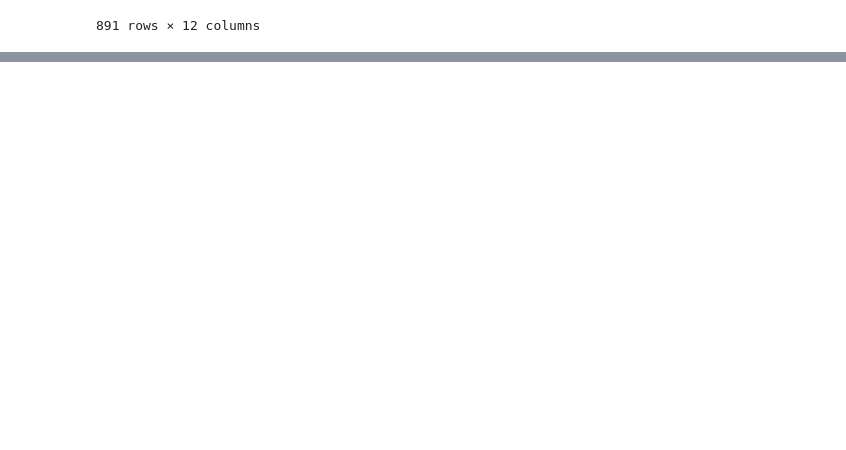
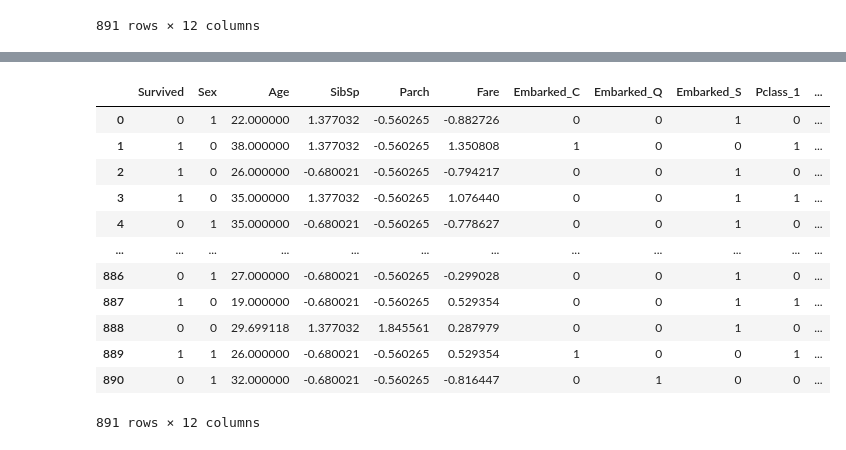
Before and after one commit to mahdiiafshari/kaggle-datasets, a Jupyter notebook: Titanic/Titanic-Model.ipynb, the cells around one changed output, grey strips where cells are left out. Cells and saved outputs as stored; diff of their text form; code cells hidden in the pictures; blank space fills up the shorter version.

```diff
--- a/Titanic/Titanic-Model.ipynb
+++ b/Titanic/Titanic-Model.ipynb
@@ -121,15 +121,23 @@ data
 from sklearn.experimental import enable_iterative_imputer
 from sklearn.impute import IterativeImputer
 from sklearn.linear_model import BayesianRidge
+from sklearn.preprocessing import StandardScaler
 
+# Reshape Age column to 2D
+age_values = data[['Age']].values  # Ensures (n_samples, 1)
 
+# Scale (improves imputation stability)
 scaler = StandardScaler()
-scaled_data = scaler.fit_transform(data["Age"])
+scaled_age = scaler.fit_transform(age_values)
+
+# Iterative Imputation
 imputer = IterativeImputer(estimator=BayesianRidge(), max_iter=10, random_state=0)
-imputed_scaled = imputer.fit_transform(scaled_data)
-imputed_data = scaler.inverse_transform(imputed_scaled)
+imputed_scaled_age = imputer.fit_transform(scaled_age)
 
-# Assign the imputed age back
-data['age'] = imputed_data[:, 0]
+# Inverse transform to return to original scale
+imputed_age = scaler.inverse_transform(imputed_scaled_age)
+
+# Replace missing Age values in original DataFrame
+data['Age'] = imputed_age[:, 0]
 data
 # %% [output]
@@ -136,0 +217,4 @@ ValueError: Expected a 2-dimensional container but got <class 'pandas.core.serie
+# %%
+encoded = pd.get_dummies(data['Embarked'], prefix='Embarked').astype(int)
+data = pd.concat([data.drop('Embarked', axis=1), encoded], axis=1)
+data
@@ -136,0 +235,18 @@ ValueError: Expected a 2-dimensional container but got <class 'pandas.core.serie
+# %%
+encoded = pd.get_dummies(data['Pclass'], prefix='Pclass').astype(int)
+data = pd.concat([data.drop('Pclass', axis=1), encoded], axis=1)
+data
+# %% [output]
+|  | Survived | Sex | Age | SibSp | Parch | Fare | Embarked_C | Embarked_Q | Embarked_S | Pclass_1 | ... |
+| 0 | 0 | 1 | 22.000000 | 1.377032 | -0.560265 | -0.882726 | 0 | 0 | 1 | 0 | ... |
+| 1 | 1 | 0 | 38.000000 | 1.377032 | -0.560265 | 1.350808 | 1 | 0 | 0 | 1 | ... |
+| 2 | 1 | 0 | 26.000000 | -0.680021 | -0.560265 | -0.794217 | 0 | 0 | 1 | 0 | ... |
+| 3 | 1 | 0 | 35.000000 | 1.377032 | -0.560265 | 1.076440 | 0 | 0 | 1 | 1 | ... |
+| 4 | 0 | 1 | 35.000000 | -0.680021 | -0.560265 | -0.778627 | 0 | 0 | 1 | 0 | ... |
+| ... | ... | ... | ... | ... | ... | ... | ... | ... | ... | ... | ... |
+| 886 | 0 | 1 | 27.000000 | -0.680021 | -0.560265 | -0.299028 | 0 | 0 | 1 | 0 | ... |
+| 887 | 1 | 0 | 19.000000 | -0.680021 | -0.560265 | 0.529354 | 0 | 0 | 1 | 1 | ... |
+| 888 | 0 | 0 | 29.699118 | 1.377032 | 1.845561 | 0.287979 | 0 | 0 | 1 | 0 | ... |
+| 889 | 1 | 1 | 26.000000 | -0.680021 | -0.560265 | 0.529354 | 1 | 0 | 0 | 1 | ... |
+| 890 | 0 | 1 | 32.000000 | -0.680021 | -0.560265 | -0.816447 | 0 | 1 | 0 | 0 | ... |
+891 rows × 12 columns
```
Also changed, not shown: parts of 15 cells of this notebook.
